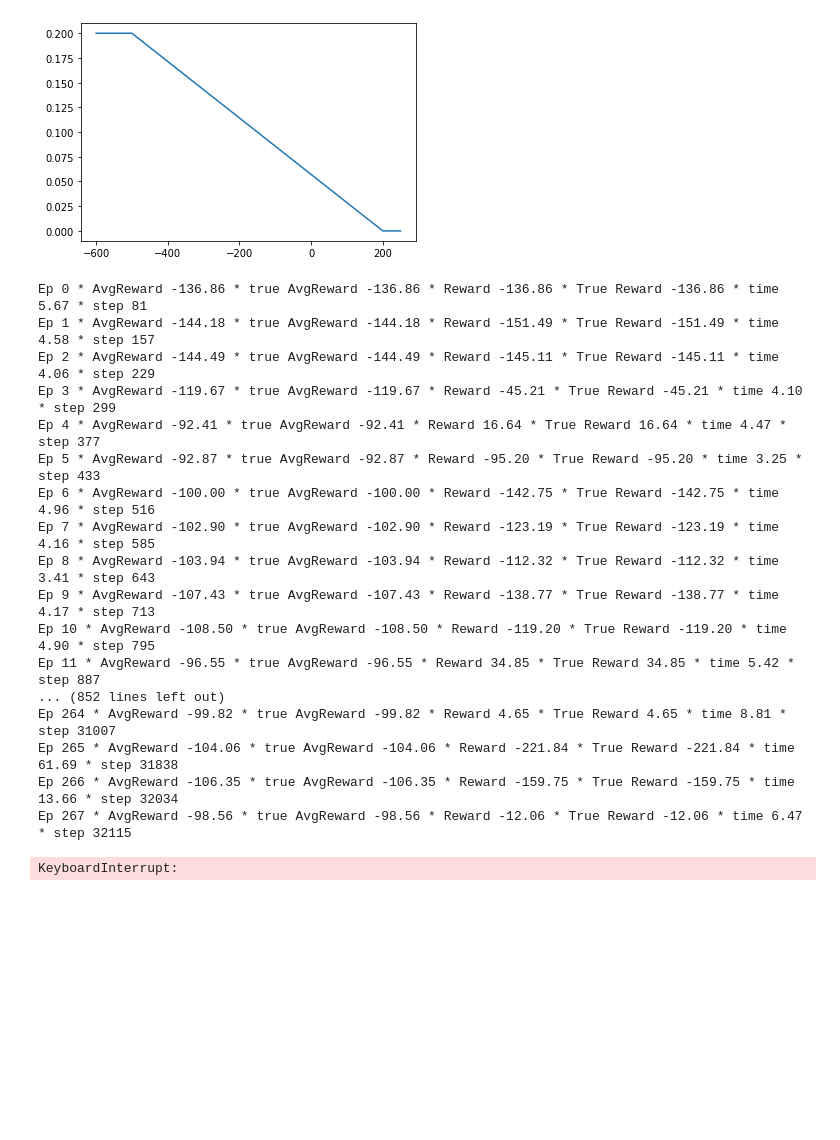
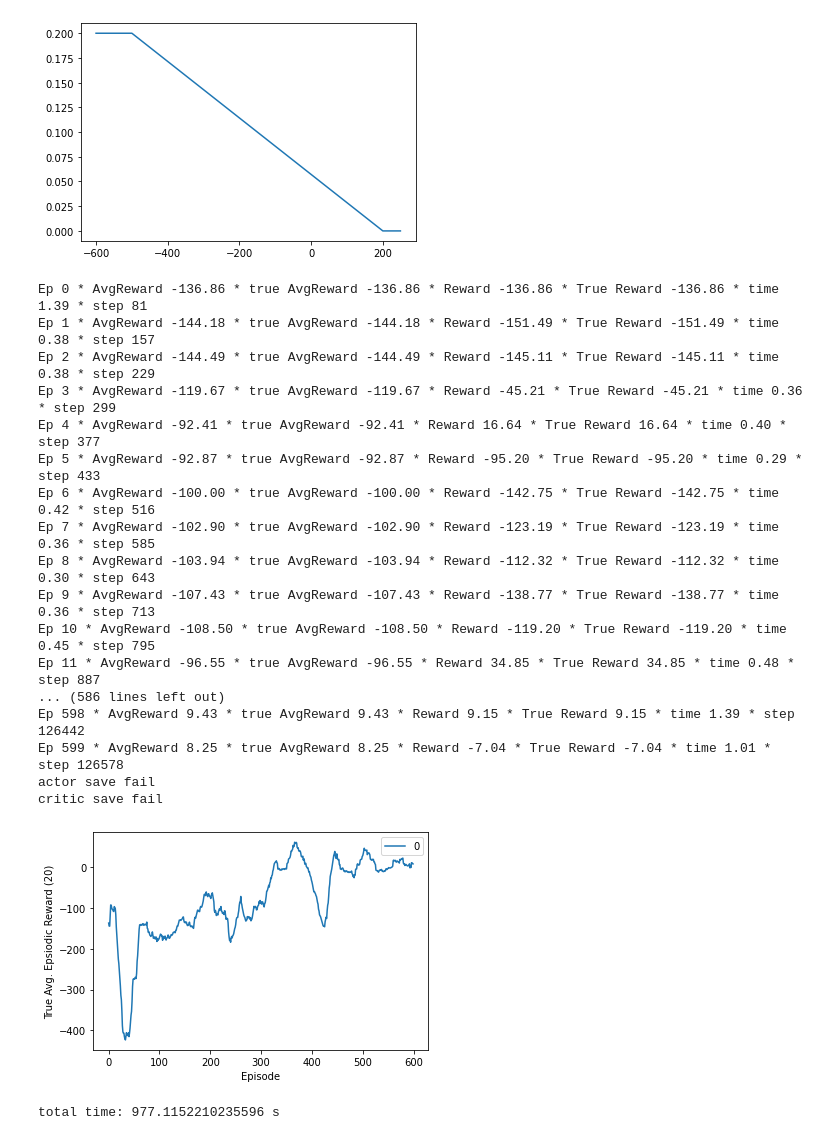
Before and after one commit to mnbvmnbv2/Lunar-Lander, a Jupyter notebook: Lunar.ipynb, the cells around one changed output. Drawn from its saved outputs; the diff is of its cells as text; code cells hidden in the pictures; blank space fills up the shorter version.

```diff
--- a/Lunar.ipynb
+++ b/Lunar.ipynb
@@ -58,8 +58,8 @@ def get_actor(num_states, num_actions=1, upper_bound=1, continuous=True, layer1=
 
 def get_critic(num_states, num_actions=1, continuous=True, layer1=400, layer2=300):
     state_input = layers.Input(shape=(num_states,))
-    state_out = layers.Dense(16, activation="relu")(state_input)
-    state_out = layers.Dense(32, activation="relu")(state_out)
+    state_out = layers.Dense(32, activation="relu")(state_input)
+    #state_out = layers.Dense(32, activation="relu")(state_out)
 
     if continuous:
         action_input = layers.Input(shape=(num_actions,))
@@ -179,7 +179,7 @@ class Agent:
 
         # Gradient clipping to avoid exploding and vanishing gradients
         critic_gvd = zip(critic_grad, self.critic_model.trainable_variables)
-        critic_capped_grad = [(tf.clip_by_value(grad, clip_value_min=-2, clip_value_max=2), var) for grad, var in critic_gvd]
+        critic_capped_grad = [(tf.clip_by_value(grad, clip_value_min=-1, clip_value_max=1), var) for grad, var in critic_gvd]
 
         self.critic_optimizer.apply_gradients(critic_capped_grad)
 
@@ -191,7 +191,7 @@ class Agent:
         actor_grad = tape.gradient(actor_loss, self.actor_model.trainable_variables)
         # clip actor too
         actor_gvd = zip(actor_grad, self.actor_model.trainable_variables)
-        actor_capped_grad = [(tf.clip_by_value(grad, clip_value_min=-2, clip_value_max=2), var) for grad, var in actor_gvd]
+        actor_capped_grad = [(tf.clip_by_value(grad, clip_value_min=-1, clip_value_max=1), var) for grad, var in actor_gvd]
 
         self.actor_optimizer.apply_gradients(actor_capped_grad)
 
@@ -591,22 +588,0 @@ plt.plot(xax,[decreasing_std(x,1) for x in range(-600,250)])
-# %%
-run(total_trials=2, total_episodes=600, buffer_capacity=200000, tau=0.001, critic_lr=0.0002,
-    actor_lr=0.0001, start_steps=1000, continuous=False)
-# %% [output]
-Ep 0 * AvgReward -136.86 * true AvgReward -136.86 * Reward -136.86 * True Reward -136.86 * time 5.67 * step 81
-Ep 1 * AvgReward -144.18 * true AvgReward -144.18 * Reward -151.49 * True Reward -151.49 * time 4.58 * step 157
-Ep 2 * AvgReward -144.49 * true AvgReward -144.49 * Reward -145.11 * True Reward -145.11 * time 4.06 * step 229
-Ep 3 * AvgReward -119.67 * true AvgReward -119.67 * Reward -45.21 * True Reward -45.21 * time 4.10 * step 299
-Ep 4 * AvgReward -92.41 * true AvgReward -92.41 * Reward 16.64 * True Reward 16.64 * time 4.47 * step 377
-Ep 5 * AvgReward -92.87 * true AvgReward -92.87 * Reward -95.20 * True Reward -95.20 * time 3.25 * step 433
-Ep 6 * AvgReward -100.00 * true AvgReward -100.00 * Reward -142.75 * True Reward -142.75 * time 4.96 * step 516
-Ep 7 * AvgReward -102.90 * true AvgReward -102.90 * Reward -123.19 * True Reward -123.19 * time 4.16 * step 585
-Ep 8 * AvgReward -103.94 * true AvgReward -103.94 * Reward -112.32 * True Reward -112.32 * time 3.41 * step 643
-Ep 9 * AvgReward -107.43 * true AvgReward -107.43 * Reward -138.77 * True Reward -138.77 * time 4.17 * step 713
-Ep 10 * AvgReward -108.50 * true AvgReward -108.50 * Reward -119.20 * True Reward -119.20 * time 4.90 * step 795
-Ep 11 * AvgReward -96.55 * true AvgReward -96.55 * Reward 34.85 * True Reward 34.85 * time 5.42 * step 887
-... (852 lines left out)
-Ep 264 * AvgReward -99.82 * true AvgReward -99.82 * Reward 4.65 * True Reward 4.65 * time 8.81 * step 31007
-Ep 265 * AvgReward -104.06 * true AvgReward -104.06 * Reward -221.84 * True Reward -221.84 * time 61.69 * step 31838
-Ep 266 * AvgReward -106.35 * true AvgReward -106.35 * Reward -159.75 * True Reward -159.75 * time 13.66 * step 32034
-Ep 267 * AvgReward -98.56 * true AvgReward -98.56 * Reward -12.06 * True Reward -12.06 * time 6.47 * step 32115
-KeyboardInterrupt:
@@ -612,0 +591,23 @@ KeyboardInterrupt:
+# %%
+run(total_trials=1, total_episodes=600, buffer_capacity=200000, tau=0.0005, critic_lr=0.0001,
+    actor_lr=0.00005, start_steps=1000, continuous=False, epsilon_func=decreasing_eps)
+# %% [output]
+Ep 0 * AvgReward -136.86 * true AvgReward -136.86 * Reward -136.86 * True Reward -136.86 * time 1.39 * step 81
+Ep 1 * AvgReward -144.18 * true AvgReward -144.18 * Reward -151.49 * True Reward -151.49 * time 0.38 * step 157
+Ep 2 * AvgReward -144.49 * true AvgReward -144.49 * Reward -145.11 * True Reward -145.11 * time 0.38 * step 229
+Ep 3 * AvgReward -119.67 * true AvgReward -119.67 * Reward -45.21 * True Reward -45.21 * time 0.36 * step 299
+Ep 4 * AvgReward -92.41 * true AvgReward -92.41 * Reward 16.64 * True Reward 16.64 * time 0.40 * step 377
+Ep 5 * AvgReward -92.87 * true AvgReward -92.87 * Reward -95.20 * True Reward -95.20 * time 0.29 * step 433
+Ep 6 * AvgReward -100.00 * true AvgReward -100.00 * Reward -142.75 * True Reward -142.75 * time 0.42 * step 516
+Ep 7 * AvgReward -102.90 * true AvgReward -102.90 * Reward -123.19 * True Reward -123.19 * time 0.36 * step 585
+Ep 8 * AvgReward -103.94 * true AvgReward -103.94 * Reward -112.32 * True Reward -112.32 * time 0.30 * step 643
+Ep 9 * AvgReward -107.43 * true AvgReward -107.43 * Reward -138.77 * True Reward -138.77 * time 0.36 * step 713
+Ep 10 * AvgReward -108.50 * true AvgReward -108.50 * Reward -119.20 * True Reward -119.20 * time 0.45 * step 795
+Ep 11 * AvgReward -96.55 * true AvgReward -96.55 * Reward 34.85 * True Reward 34.85 * time 0.48 * step 887
+... (586 lines left out)
+Ep 598 * AvgReward 9.43 * true AvgReward 9.43 * Reward 9.15 * True Reward 9.15 * time 1.39 * step 126442
+Ep 599 * AvgReward 8.25 * true AvgReward 8.25 * Reward -7.04 * True Reward -7.04 * time 1.01 * step 126578
+actor save fail
+critic save fail
+[figure, added]
+total time: 977.1152210235596 s
```
Also changed, not shown: parts of 6 cells of this notebook.
